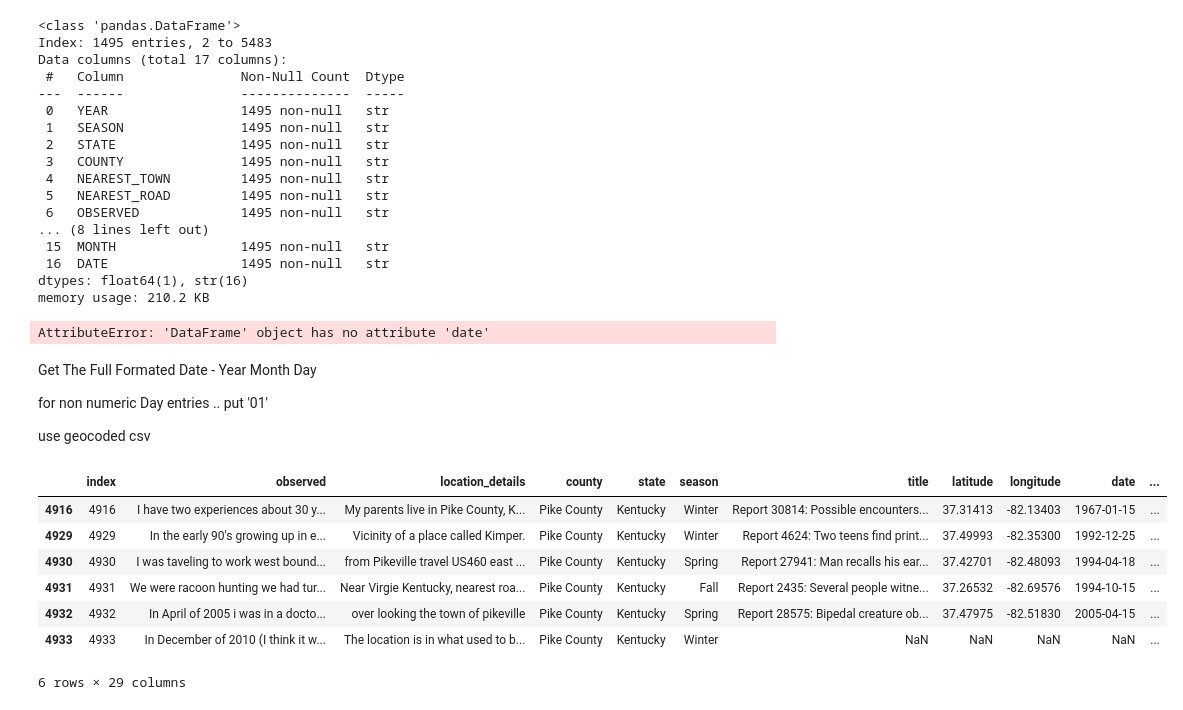
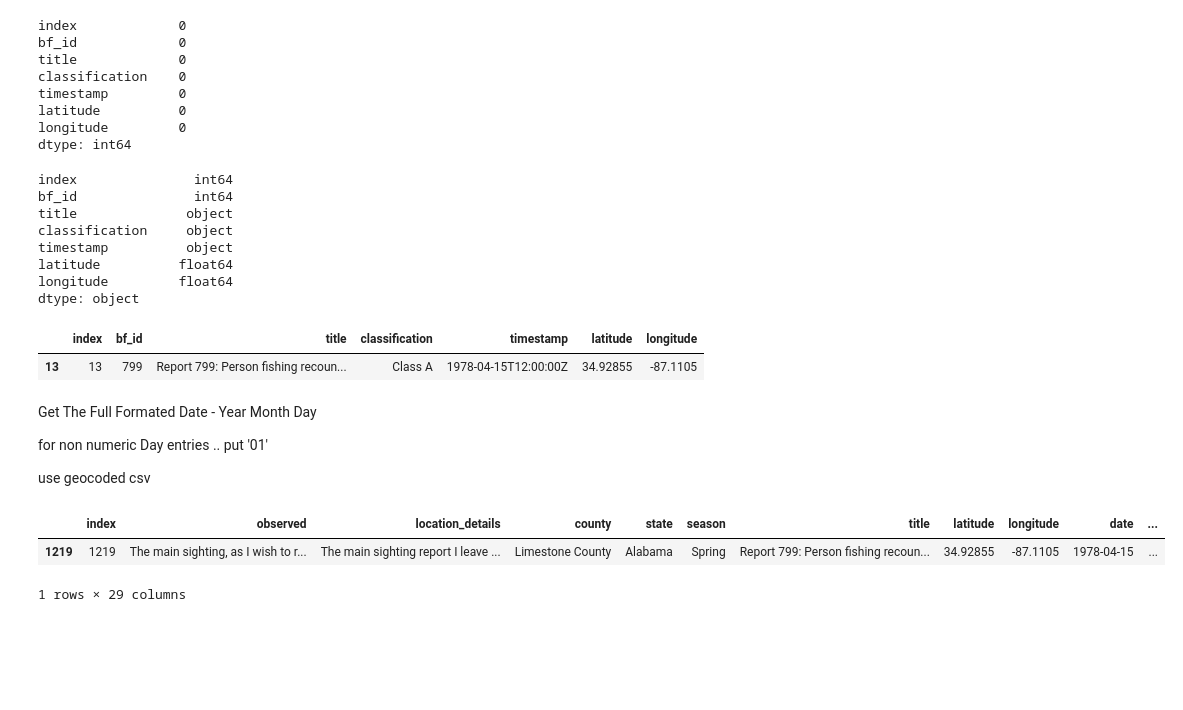
Before and after one commit to wslider/anomalous-sightings-archive, a Jupyter notebook: bigfoot_analysis.ipynb, the cells around one changed output. Drawn from its saved outputs; the diff is of its cells as text; code cells hidden in the pictures; blank space fills up the shorter version.

Commit message:
initial eda and cleaning on bigfoot dataset in bigfoot_analysis.ipynb  + python/kp_index.py created for updating data/kp_index.csv

```diff
--- a/bigfoot_analysis.ipynb
+++ b/bigfoot_analysis.ipynb
@@ -26,21 +26,11 @@ memory usage: 728.6 KB
 # %%
-clean_bigfoot_df = bigfoot_df.dropna()
-clean_bigfoot_df.info()
+bigfoot_df.isna().sum()
 # %% [output]
-<class 'pandas.DataFrame'>
-Index: 1495 entries, 2 to 5483
-Data columns (total 17 columns):
- #   Column               Non-Null Count  Dtype
----  ------               --------------  -----
- 0   YEAR                 1495 non-null   str
- 1   SEASON               1495 non-null   str
- 2   STATE                1495 non-null   str
- 3   COUNTY               1495 non-null   str
- 4   NEAREST_TOWN         1495 non-null   str
- 5   NEAREST_ROAD         1495 non-null   str
- 6   OBSERVED             1495 non-null   str
-... (8 lines left out)
- 15  MONTH                1495 non-null   str
- 16  DATE                 1495 non-null   str
-dtypes: float64(1), str(16)
-memory usage: 210.2 KB
+index             0
+bf_id             0
+title             0
+classification    0
+timestamp         0
+latitude          0
+longitude         0
+dtype: int64
@@ -47,18 +39,19 @@ memory usage: 210.2 KB
 # %%
-
-date_strings = (
-    clean_bigfoot_df['YEAR'].astype(str) + '-' +
-    clean_bigfoot_df['MONTH'].astype(str) + '-'
-)
-
-clean_bigfoot_df['full_date'] = pd.to_datetime(
-    date_strings,
-    format='%Y-%m',
-    errors='coerce'
-)
+bigfoot_df.dtypes
+# %% [output]
+index               int64
+bf_id               int64
+title              object
+classification     object
+timestamp          object
+latitude          float64
+longitude         float64
+dtype: object
 # %%
+bigfoot_df.loc[bigfoot_df['bf_id'] == 799]
 # %% [output]
-AttributeError: 'DataFrame' object has no attribute 'date'
+|  | index | bf_id | title | classification | timestamp | latitude | longitude |
+| 13 | 13 | 799 | Report 799: Person fishing recoun... | Class A | 1978-04-15T12:00:00Z | 34.92855 | -87.1105 |
 # %% [markdown]
 Get The Full Formated Date - Year Month Day
 
@@ -67,16 +60,9 @@ for non numeric Day entries .. put '01'
 use geocoded csv
 # %%
 bigfoot_geocoded_df = pd.read_csv('data/bfro_reports_geocoded.csv')
-
-bigfoot_geocoded_df[
-    (bigfoot_geocoded_df['state'] == 'Kentucky')
-    & (bigfoot_geocoded_df['county'] == 'Pike County')]
+bigfoot_geocoded_df['number'] = bigfoot_geocoded_df['number'].astype(int)
+bigfoot_geocoded_df.loc[bigfoot_geocoded_df['number'] == 799]
 # %% [output]
 |  | index | observed | location_details | county | state | season | title | latitude | longitude | date | ... |
-| 4916 | 4916 | I have two experiences about 30 y... | My parents live in Pike County, K... | Pike County | Kentucky | Winter | Report 30814: Possible encounters... | 37.31413 | -82.13403 | 1967-01-15 | ... |
-| 4929 | 4929 | In the early 90's growing up in e... | Vicinity of a place called Kimper. | Pike County | Kentucky | Winter | Report 4624: Two teens find print... | 37.49993 | -82.35300 | 1992-12-25 | ... |
-| 4930 | 4930 | I was taveling to work west bound... | from Pikeville travel US460 east ... | Pike County | Kentucky | Spring | Report 27941: Man recalls his ear... | 37.42701 | -82.48093 | 1994-04-18 | ... |
-| 4931 | 4931 | We were racoon hunting we had tur... | Near Virgie Kentucky, nearest roa... | Pike County | Kentucky | Fall | Report 2435: Several people witne... | 37.26532 | -82.69576 | 1994-10-15 | ... |
-| 4932 | 4932 | In April of 2005 i was in a docto... | over looking the town of pikeville | Pike County | Kentucky | Spring | Report 28575: Bipedal creature ob... | 37.47975 | -82.51830 | 2005-04-15 | ... |
-| 4933 | 4933 | In December of 2010 (I think it w... | The location is in what used to b... | Pike County | Kentucky | Winter | NaN | NaN | NaN | NaN | ... |
+| 1219 | 1219 | The main sighting, as I wish to r... | The main sighting report I leave ... | Limestone County | Alabama | Spring | Report 799: Person fishing recoun... | 34.92855 | -87.1105 | 1978-04-15 | ... |
-6 rows × 29 columns
+1 rows × 29 columns
```
Also changed, not shown: parts of 16 cells of this notebook, 5 other files.
